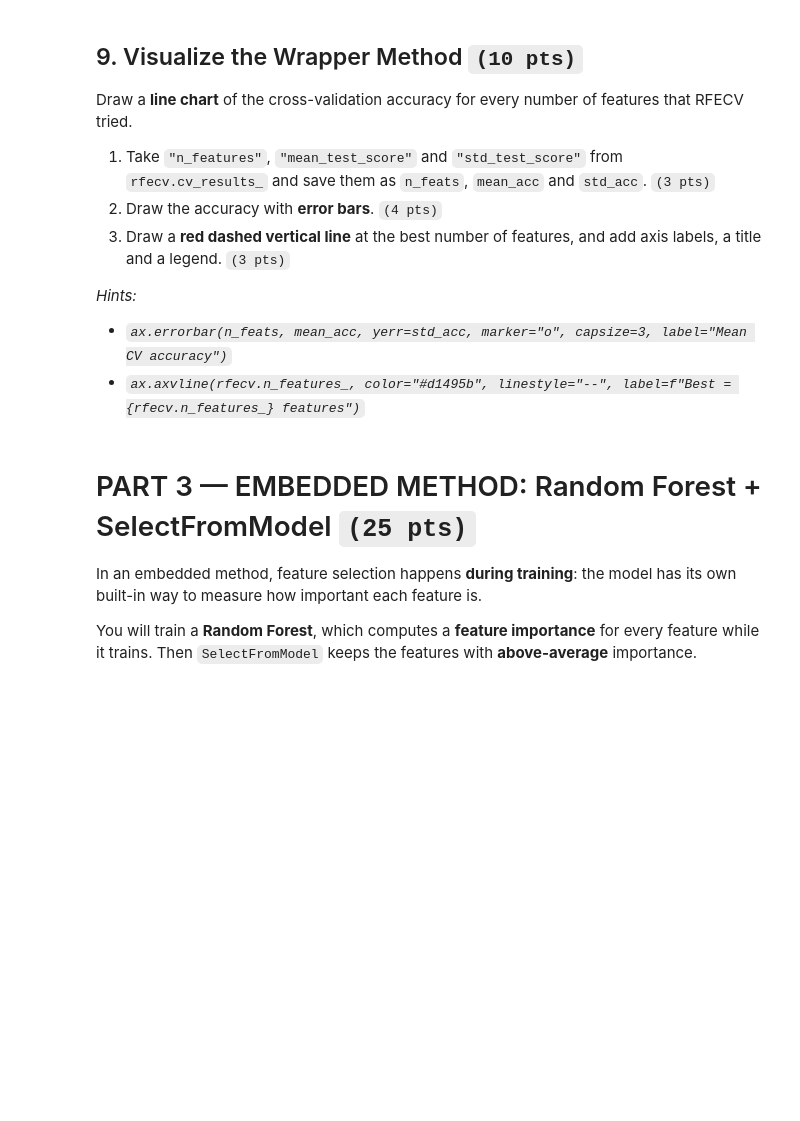
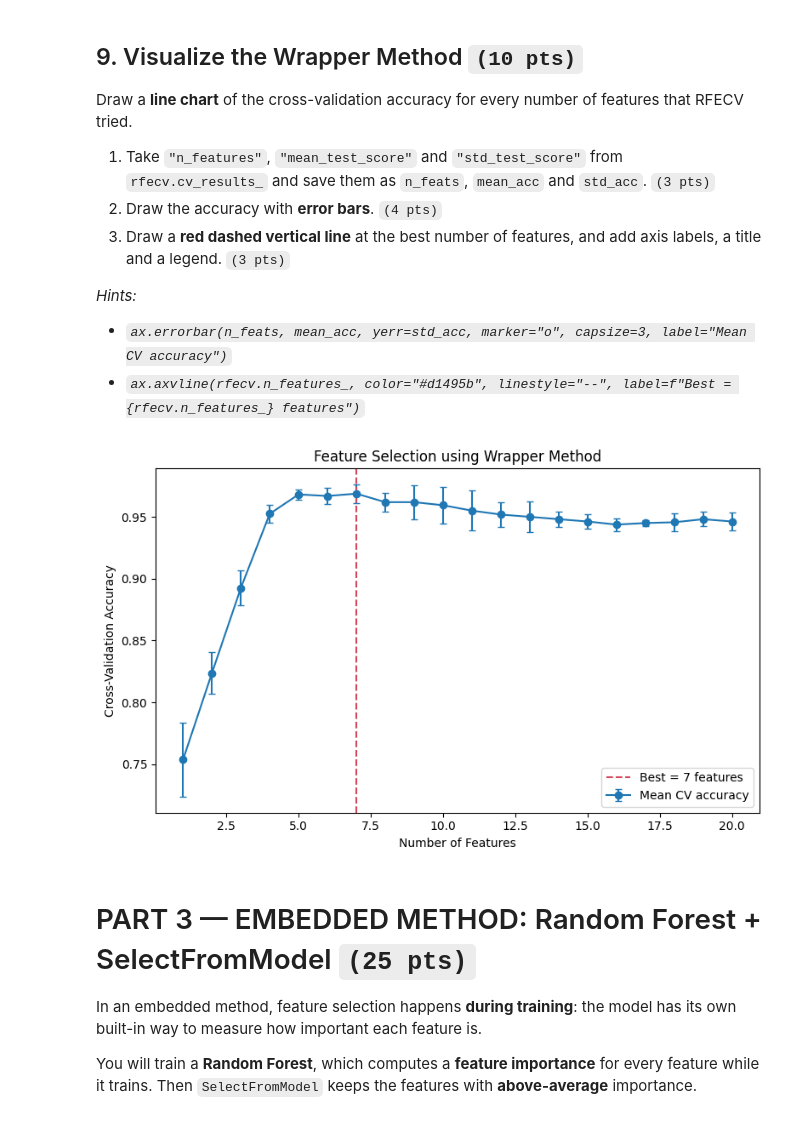
Before and after one commit to Lurios01/Imperial_COM241_SY.26-27_CCADMACL_EXERCISES-, a Jupyter notebook: Exercise_2_Imperial_COM241.ipynb, the cells around one changed output. Drawn from its saved outputs; the diff is of its cells as text; code cells hidden in the pictures; blank space fills up the shorter version.

```diff
--- a/Exercise_2_Imperial_COM241.ipynb
+++ b/Exercise_2_Imperial_COM241.ipynb
@@ -222,4 +294,13 @@ You will use `RFECV`: it removes the weakest feature one at a time (**Recursive
 
 *Hint: the best number of features is in `rfecv.n_features_`.*
 # %%
-# put your answer here
+rfecv = RFECV(
+    estimator=LogisticRegression(max_iter=1000),
+    step=1,
+    cv=StratifiedKFold(5),
+    scoring="accuracy"
+)
+
+rfecv.fit(X_train, y_train)
+
+print("Best number of features:", rfecv.n_features_)
@@ -245,7 +341,37 @@ Draw a **line chart** of the cross-validation accuracy for every number of featu
 - *`ax.errorbar(n_feats, mean_acc, yerr=std_acc, marker="o", capsize=3, label="Mean CV accuracy")`*
 - *`ax.axvline(rfecv.n_features_, color="#d1495b", linestyle="--", label=f"Best = {rfecv.n_features_} features")`*
 # %%
-# put your answer here
+n_feats = rfecv.cv_results_["n_features"]
+mean_acc = rfecv.cv_results_["mean_test_score"]
+std_acc = rfecv.cv_results_["std_test_score"]
+
+fig, ax = plt.subplots(figsize=(8, 5))
+
+ax.errorbar(
+    n_feats,
+    mean_acc,
+    yerr=std_acc,
+    marker="o",
+    capsize=3,
+    label="Mean CV accuracy"
+)
+
+ax.axvline(
+    rfecv.n_features_,
+    color="#d1495b",
+    linestyle="--",
+    label=f"Best = {rfecv.n_features_} features"
+)
+
+ax.set_xlabel("Number of Features")
+ax.set_ylabel("Cross-Validation Accuracy")
+ax.set_title("Feature Selection using Wrapper Method")
+ax.legend()
+
+plt.tight_layout()
+plt.show()
+# %% [output]
+[figure, added]
 # %% [markdown]
 # PART 3 — EMBEDDED METHOD: Random Forest + SelectFromModel `(25 pts)`
 
```
Also changed, not shown: parts of 13 cells of this notebook.
